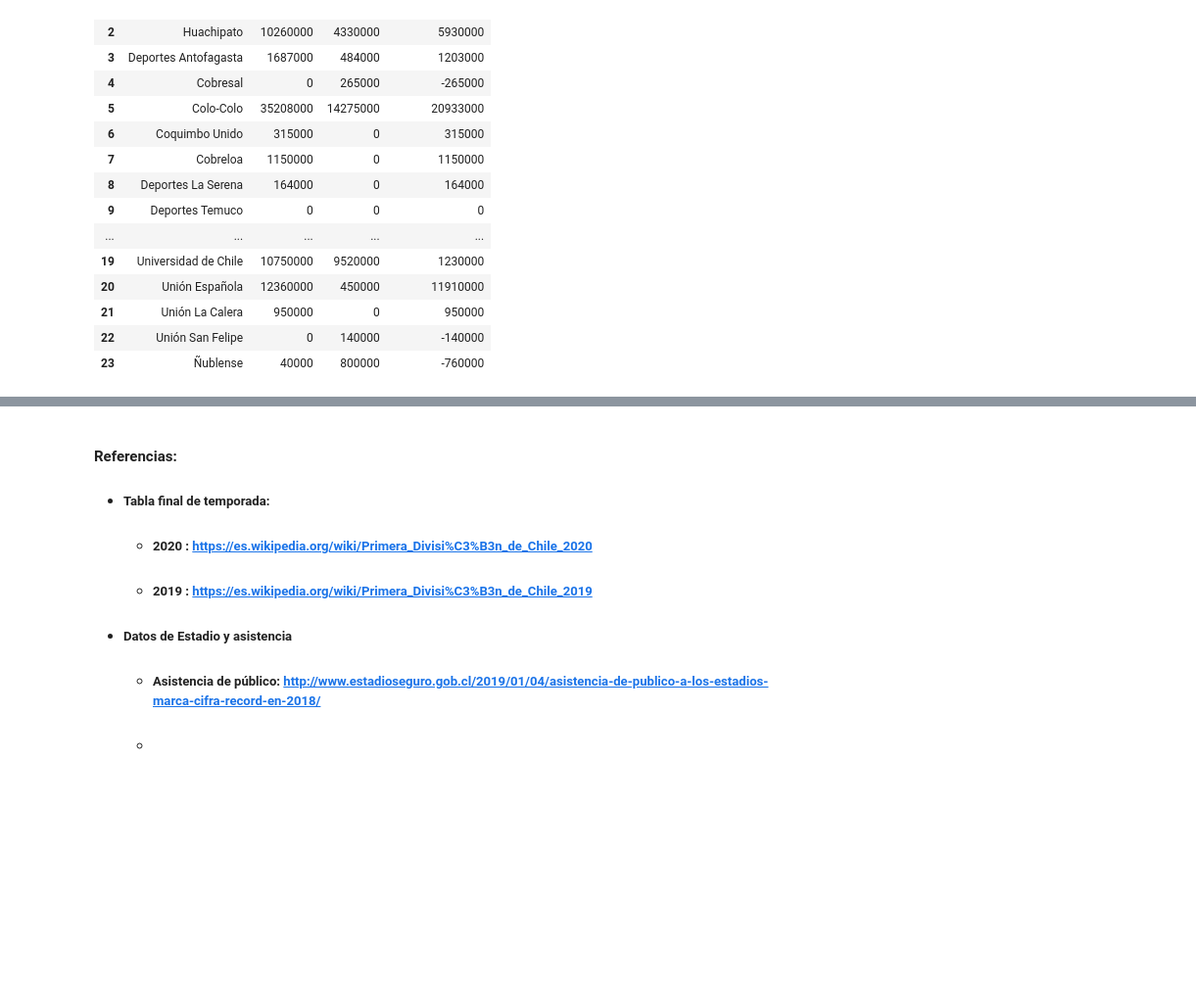
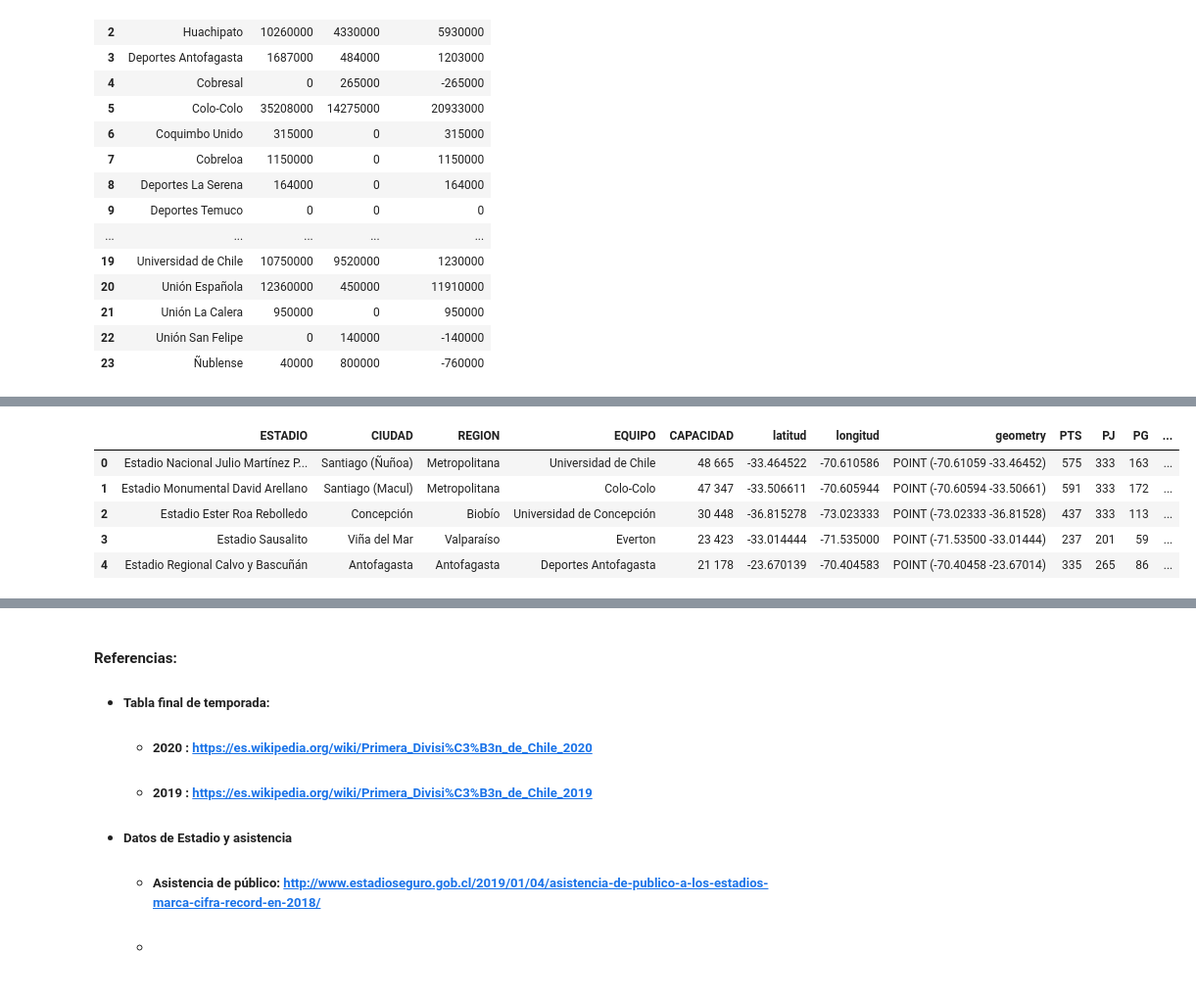
Before and after one commit to fmeza7/Proyecto_Cs_Datos_Grupo_1, a Jupyter notebook: Proyecto.ipynb, the cells around one changed output, grey strips where cells are left out. Shown at 98% size. Drawn from its saved outputs; the diff is of its cells as text; code cells hidden in the pictures; blank space fills up the shorter version.

```diff
--- a/Proyecto.ipynb
+++ b/Proyecto.ipynb
@@ -707,0 +707,10 @@ gpd_estadios
+# %%
+gpd_equipos = gpd_estadios.merge(pt2,on='EQUIPO',how='inner')
+gpd_equipos.head()
+# %% [output]
+|  | ESTADIO | CIUDAD | REGION | EQUIPO | CAPACIDAD | latitud | longitud | geometry | PTS | PJ | PG | ... |
+| 0 | Estadio Nacional Julio Martínez P... | Santiago (Ñuñoa) | Metropolitana | Universidad de Chile | 48 665 | -33.464522 | -70.610586 | POINT (-70.61059 -33.46452) | 575 | 333 | 163 | ... |
+| 1 | Estadio Monumental David Arellano | Santiago (Macul) | Metropolitana | Colo-Colo | 47 347 | -33.506611 | -70.605944 | POINT (-70.60594 -33.50661) | 591 | 333 | 172 | ... |
+| 2 | Estadio Ester Roa Rebolledo | Concepción | Biobío | Universidad de Concepción | 30 448 | -36.815278 | -73.023333 | POINT (-73.02333 -36.81528) | 437 | 333 | 113 | ... |
+| 3 | Estadio Sausalito | Viña del Mar | Valparaíso | Everton | 23 423 | -33.014444 | -71.535000 | POINT (-71.53500 -33.01444) | 237 | 201 | 59 | ... |
+| 4 | Estadio Regional Calvo y Bascuñán | Antofagasta | Antofagasta | Deportes Antofagasta | 21 178 | -23.670139 | -70.404583 | POINT (-70.40458 -23.67014) | 335 | 265 | 86 | ... |
```
Also changed, not shown: parts of 12 cells of this notebook, 2 other files.
